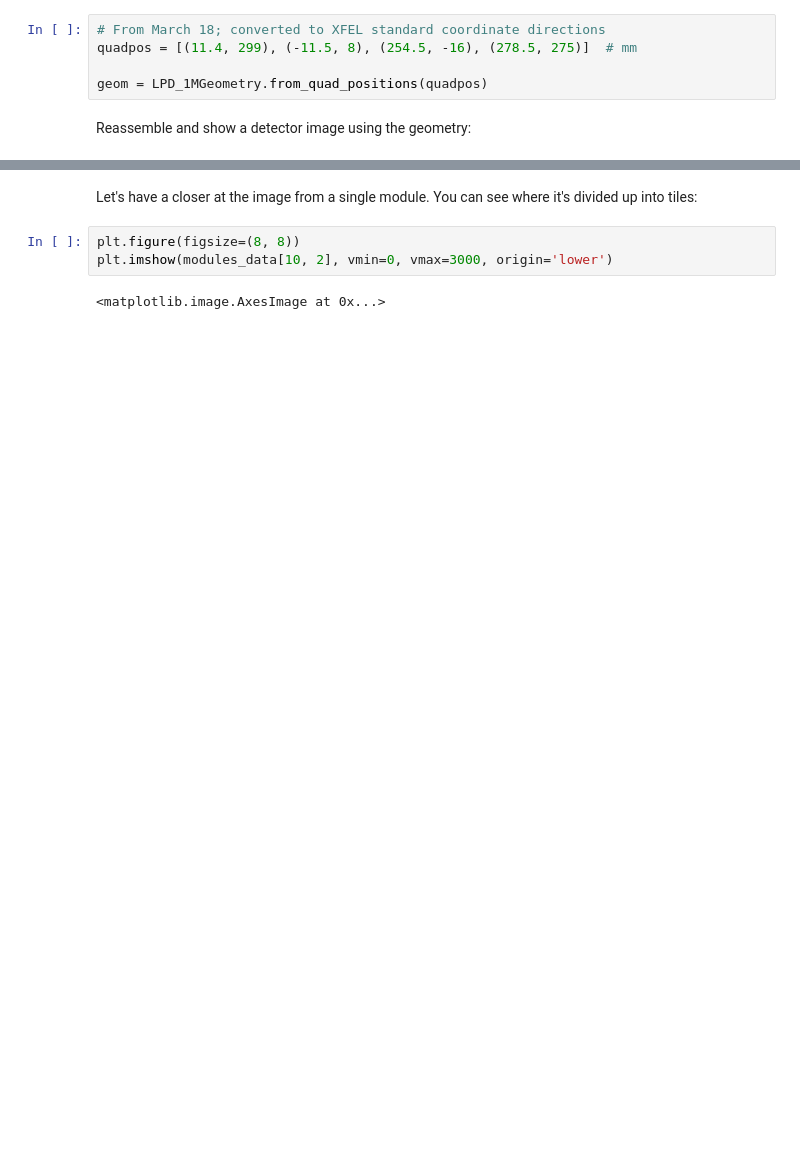
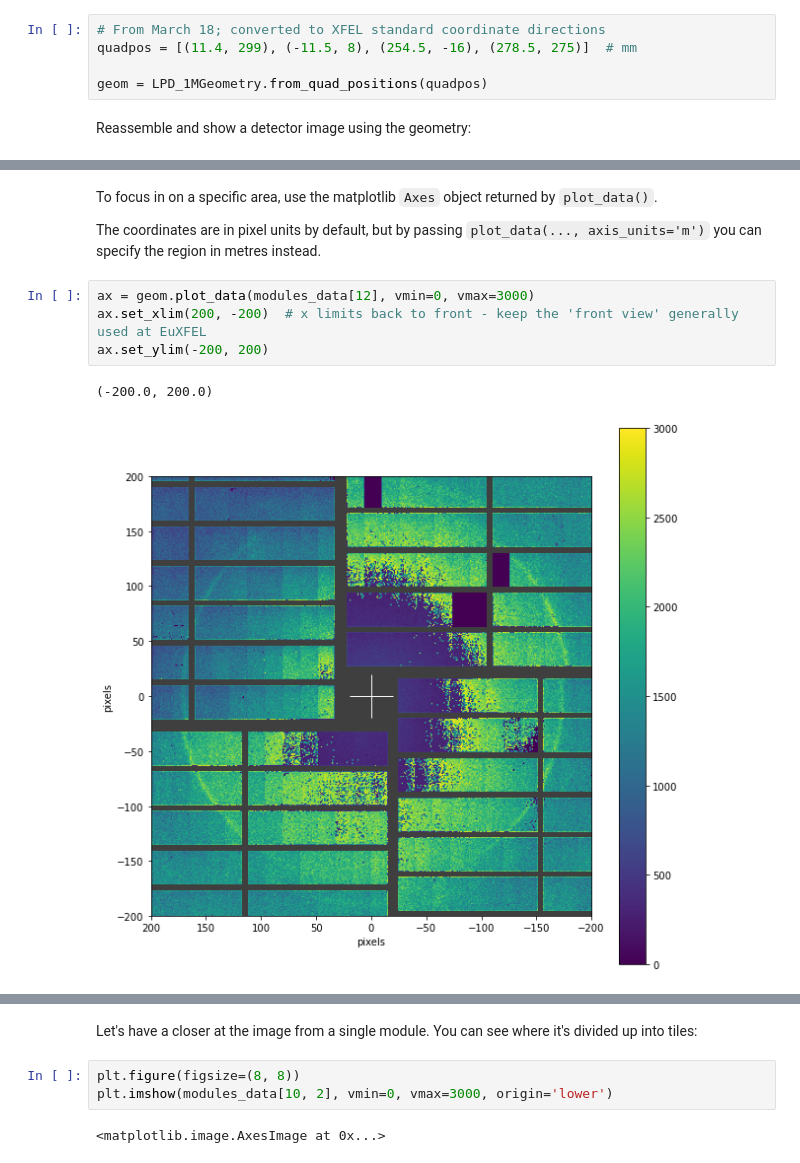
Before and after one commit to European-XFEL/EXtra-geom, a Jupyter notebook: docs/apply_geometry.ipynb, the cells around one changed output, grey strips where cells are left out. Saved outputs shown, nothing was run; the diff lists cells and outputs as text; blank space fills up the shorter version.

```diff
--- a/docs/apply_geometry.ipynb
+++ b/docs/apply_geometry.ipynb
@@ -81 +81,12 @@ geom.plot_data(modules_data[12], vmin=0, vmax=3000)
+# %% [markdown]
+To focus in on a specific area, use the matplotlib `Axes` object returned by `plot_data()`.
+
+The coordinates are in pixel units by default, but by passing `plot_data(..., axis_units='m')` you can specify the region in metres instead.
+# %%
+ax = geom.plot_data(modules_data[12], vmin=0, vmax=3000)
+ax.set_xlim(200, -200)  # x limits back to front - keep the 'front view' generally used at EuXFEL
+ax.set_ylim(-200, 200)
+# %% [output]
+(-200.0, 200.0)
+[figure, added]
 # %% [markdown]
```
Also changed, not shown: parts of 11 cells of this notebook.
